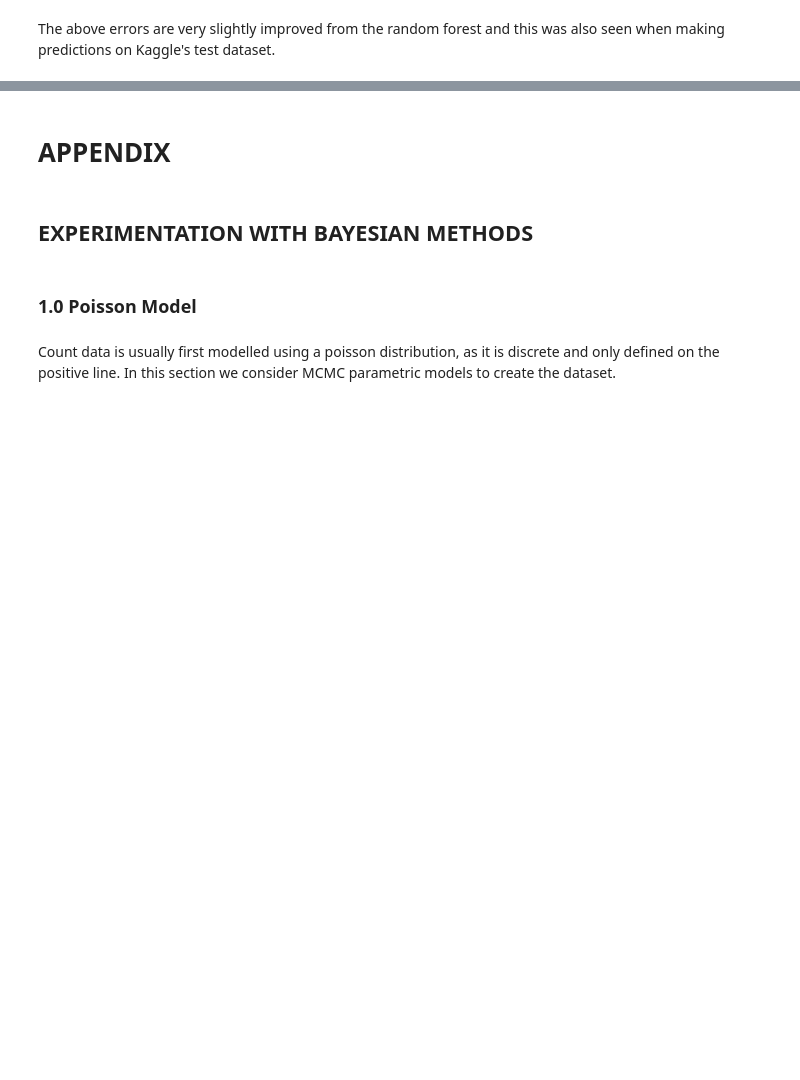
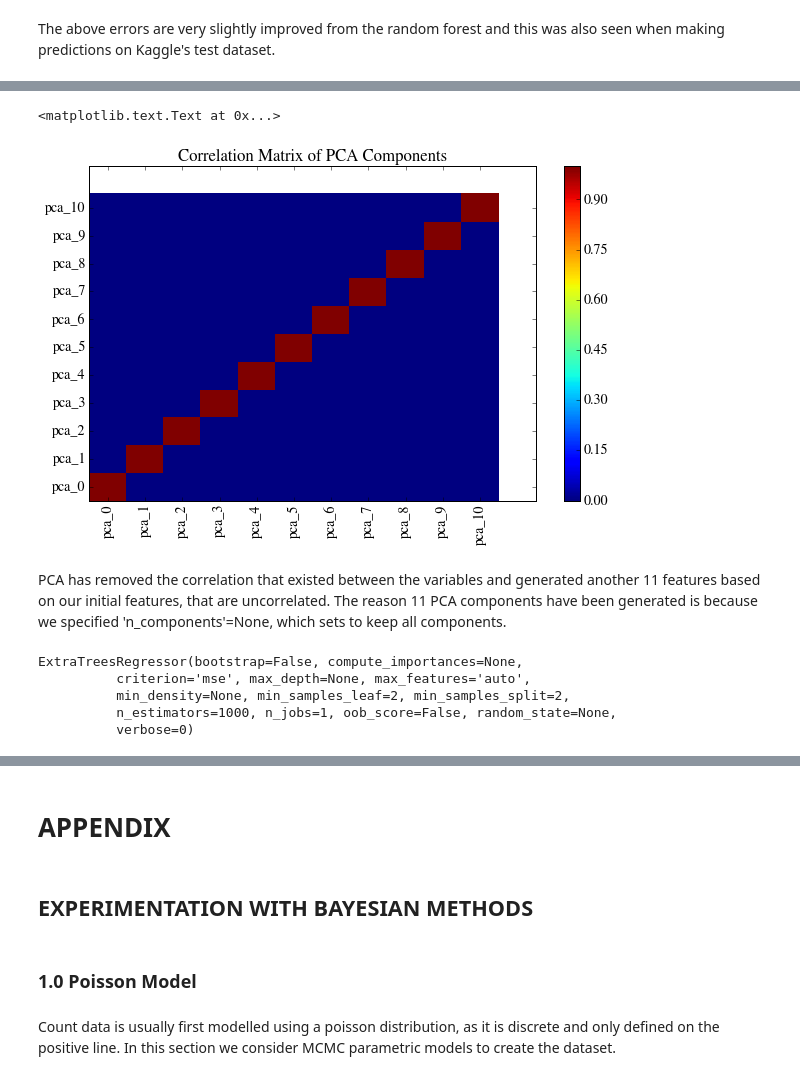
Before and after one commit to fraser-campbell/Machine-Learning-Projects, a Jupyter notebook: Bike Sharing/Bike Sharing.ipynb, the cells around one changed output, grey strips where cells are left out. Drawn from its saved outputs; the diff is of its cells as text; code cells hidden in the pictures; blank space fills up the shorter version.

```diff
--- a/Bike Sharing/Bike Sharing.ipynb
+++ b/Bike Sharing/Bike Sharing.ipynb
@@ -770,0 +802,34 @@ pd.DataFrame.to_csv(dfET, 'submission_ET.csv', index = False)
+# %%
+from sklearn.decomposition import PCA
+pca = PCA(n_components=None)
+pca_X = pca.fit_transform(x_data)
+label = [("pca_" + str(e)) for e in range(pca_X.shape[1])]
+
+# print pca_X.shape
+fig, ax = plt.subplots()
+R = corrcoef(pca_X.T)
+pcolor(R)
+colorbar()
+ax.set_xticks(np.arange(pca_X.shape[1]) + 0.5, minor=False) #code to align the labels with the correct column of data on plot
+ax.set_yticks(np.arange(pca_X.shape[1]) + 0.5, minor=False)#code to align the labels with the correct row of data on plot
+ax.set_xticklabels(label, rotation=90)
+ax.set_yticklabels(label)
+ax.set_title("Correlation Matrix of PCA Components")
+# %% [output]
+<matplotlib.text.Text at 0x...>
+[figure, added]
+# %% [markdown]
+PCA has removed the correlation that existed between the variables and generated another 11 features based on our initial features, that are uncorrelated.
+The reason 11 PCA components have been generated is because we specified 'n_components'=None, which sets to keep all components.
+# %%
+# Split the data into training and cross validation test set to evaluate the performance of PCA
+x_ETtrain, x_ETtest, y_ETtrain, y_ETtest = train_test_split(pca_X, y_data)
+
+#Re-run the extra tree model using the PCA components as the new features
+ET.fit(x_ETtrain, y_ETtrain)
+# %% [output]
+ExtraTreesRegressor(bootstrap=False, compute_importances=None,
+          criterion='mse', max_depth=None, max_features='auto',
+          min_density=None, min_samples_leaf=2, min_samples_split=2,
+          n_estimators=1000, n_jobs=1, oob_score=False, random_state=None,
+          verbose=0)
```
Also changed, not shown: parts of 23 cells of this notebook.
